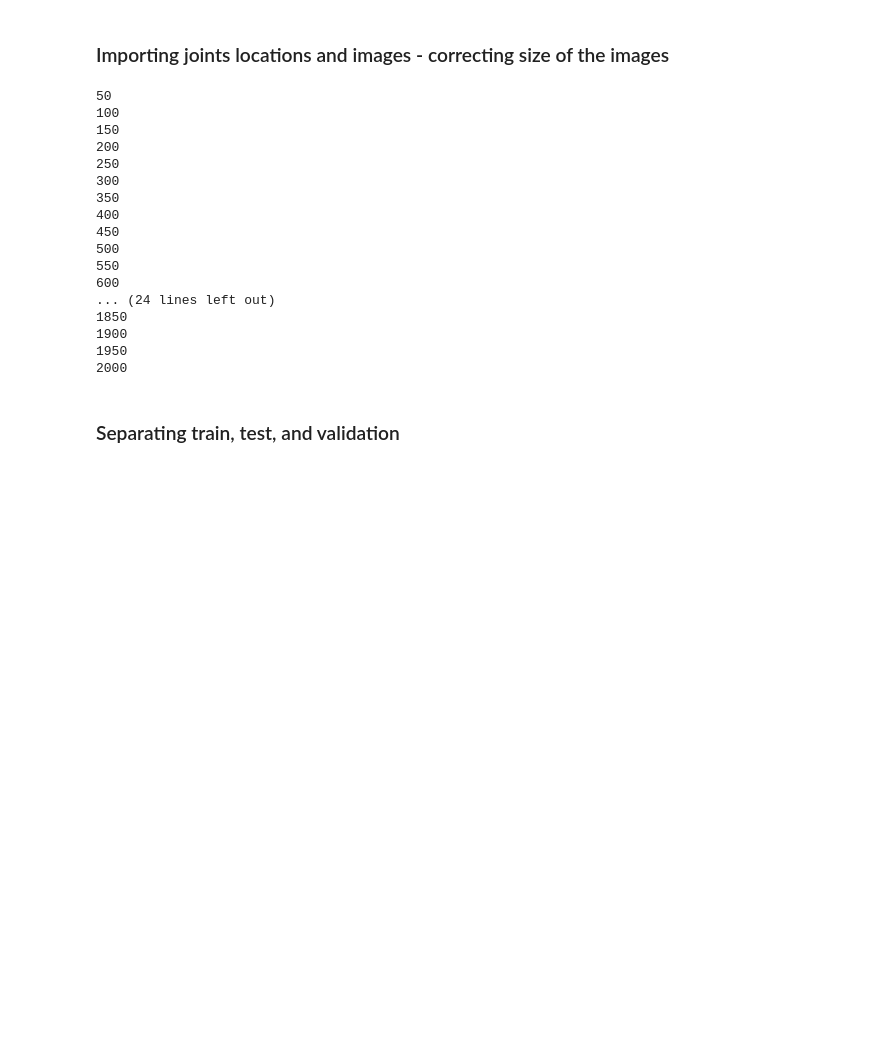
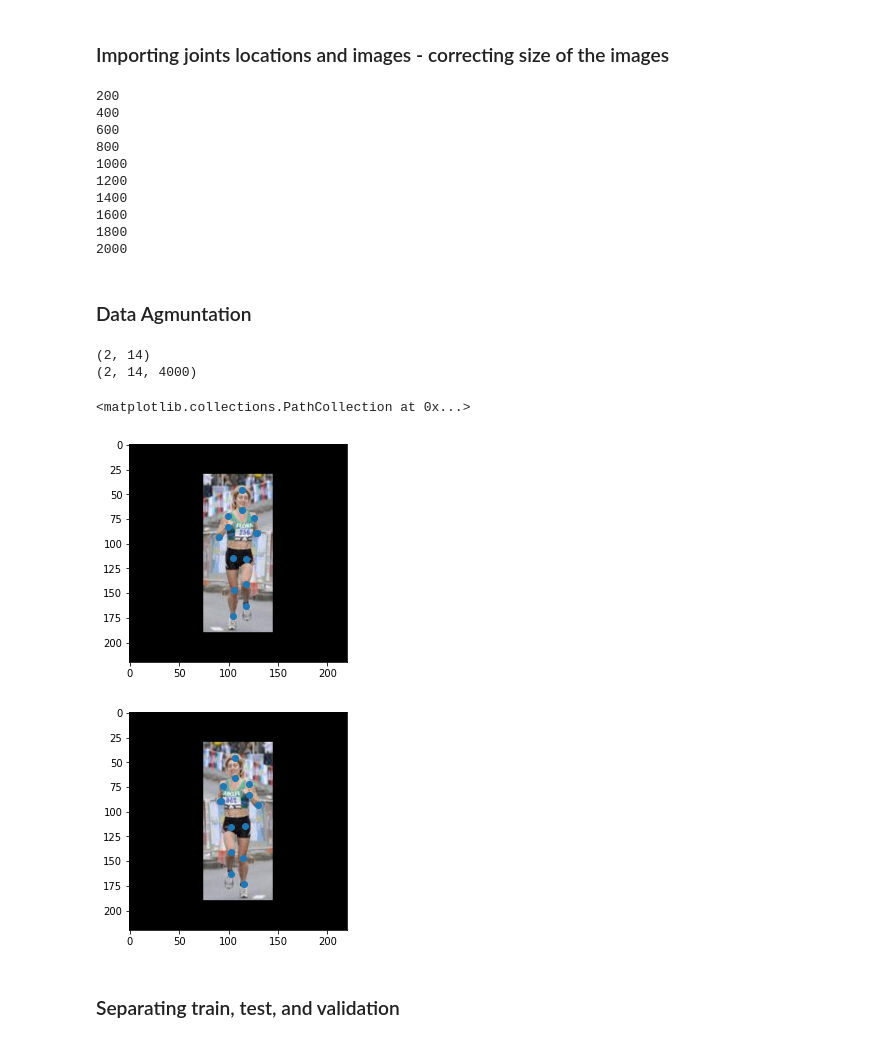
Before and after one commit to AminAlam/DeepPose, a Jupyter notebook: ISP_DNN.ipynb, the cells around one changed output. Cells and saved outputs as stored; diff of their text form; code cells hidden in the pictures; blank space fills up the shorter version.

```diff
--- a/ISP_DNN.ipynb
+++ b/ISP_DNN.ipynb
@@ -24,7 +24,7 @@ joints = joints['joints'][:2,:]
 image_list = []
 
 for i in range(1,2001):
-  if np.mod(i,50)==0:
+  if np.mod(i,200)==0:
     print(i)
   if i<10:
     img_name = "im000{0}.jpg".format(i)
@@ -64,23 +64,43 @@ for i in range(1,2001):
 
   image_list.append(img/255)
 # %% [output]
-50
-100
-150
 200
-250
-300
-350
 400
-450
-500
-550
 600
-... (24 lines left out)
-1850
-1900
-1950
+800
+1000
+1200
+1400
+1600
+1800
 2000
+# %% [markdown]
+### Data Agmuntation
+# %%
+for i in range(0,2000):
+  img = image_list[i]
+  img = flip(img,1)
+  new_coords = joints[:,:,i]
+  new_coords[0,:] = (220 - 220*new_coords[0,:])/220
+  joints = np.dstack((joints, new_coords))
+  image_list.append(img)
+
+print(new_coords.shape)
+print(joints.shape)
+# %% [output]
+(2, 14)
+(2, 14, 4000)
+# %%
+img = image_list[0]
+plt.imshow(img)
+plt.scatter(joints[0,:,0]*220, joints[1,:,0]*220)
+plt.figure()
+plt.imshow(flip(img,1))
+plt.scatter(220 - joints[0,:,0]*220, joints[1,:,0]*220)
+# %% [output]
+<matplotlib.collections.PathCollection at 0x...>
+[figure, added]
+[figure, added]
 # %% [markdown]
 ### Separating train, test, and validation
 # %%
```
Also changed, not shown: parts of 6 cells of this notebook.
